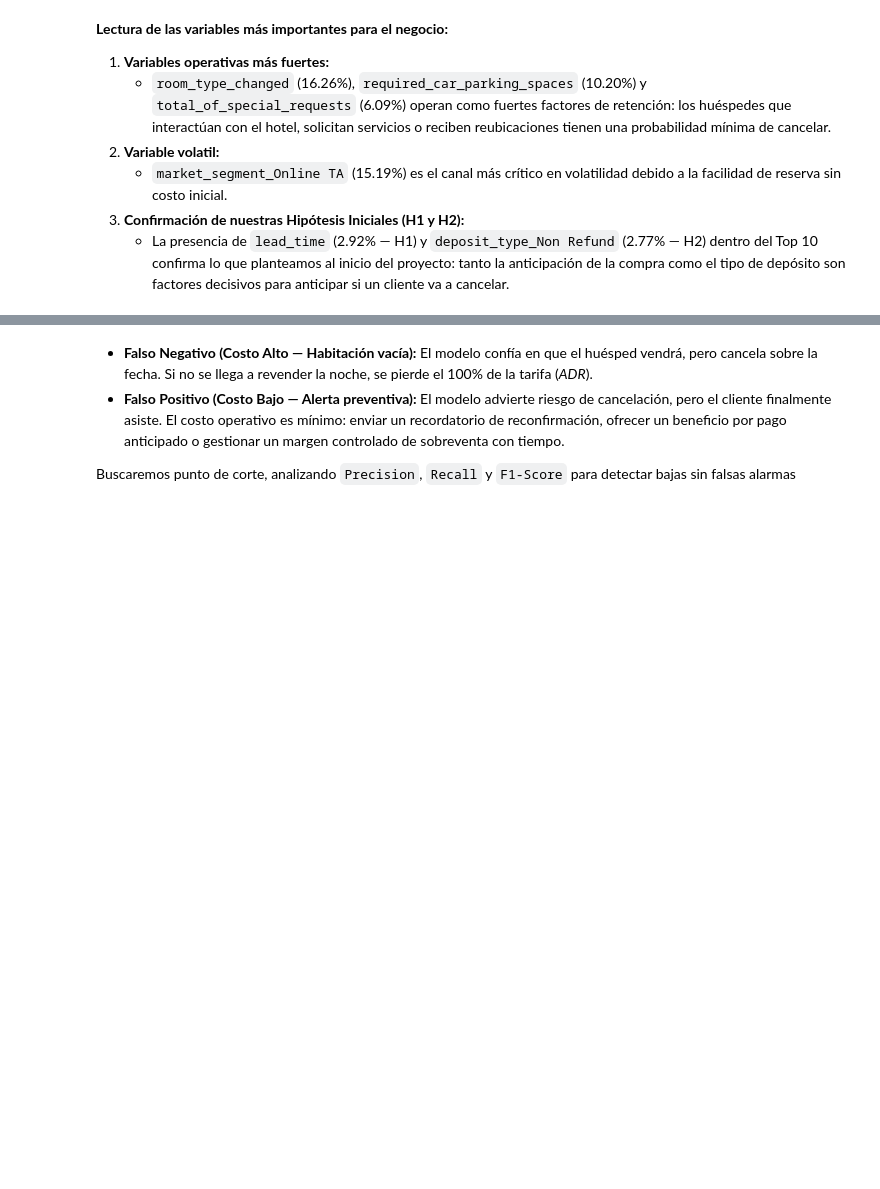
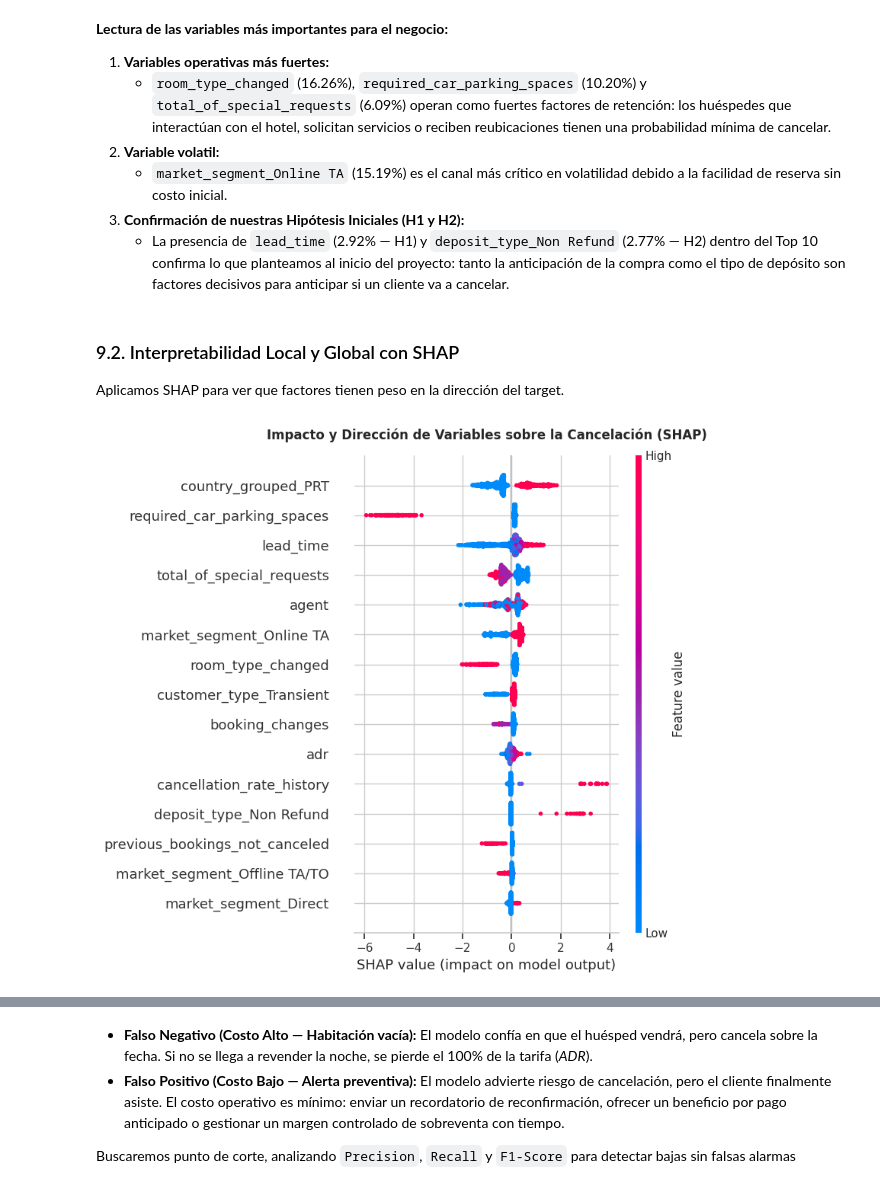
Before and after one commit to SebaGu1n1/Cancelaciones_hotel_DS, a Jupyter notebook: notebooks/cancelaciones_hoteleras.ipynb, the cells around one changed output, grey strips where cells are left out. Saved outputs shown, nothing was run; the diff lists cells and outputs as text; code cells hidden in the pictures; blank space fills up the shorter version.

```diff
--- a/notebooks/cancelaciones_hoteleras.ipynb
+++ b/notebooks/cancelaciones_hoteleras.ipynb
@@ -91,0 +76,16 @@ Dimensiones del dataset: 119390 filas y 32 columnas
+# %%
+# Carga reproducible desde el repositorio público de GitHub (con respaldo en Drive)
+URL_GITHUB = 'https://raw.githubusercontent.com/SebaGu1n1/Cancelaciones_hotel_DS/main/data/raw/hotel_bookings.csv'
+RANDOM_SEED = 42
+np.random.seed(RANDOM_SEED)
+
+try:
+    df = pd.read_csv(URL_GITHUB)
+    print("Dataset cargado exitosamente desde el repositorio público de GitHub.")
+except Exception:
+    drive.mount('/content/drive')
+    PATH = '/content/drive/MyDrive/Proyecto Data/'
+    df = pd.read_csv(os.path.join(PATH, 'hotel_bookings.csv'))
+    print("Dataset cargado desde Google Drive.")
+
+print(f"Dimensiones del dataset: {df.shape[0]} filas y {df.shape[1]} columnas")
@@ -907,3 +953,32 @@ market_segment_Offline TA/TO     0.027005
    * `market_segment_Online TA` (15.19%) es el canal más crítico en volatilidad debido a la facilidad de reserva sin costo inicial.
 3. **Confirmación de nuestras Hipótesis Iniciales (H1 y H2):**
    * La presencia de `lead_time` (2.92% — H1) y `deposit_type_Non Refund` (2.77% — H2) dentro del Top 10 confirma lo que planteamos al inicio del proyecto: tanto la anticipación de la compra como el tipo de depósito son factores decisivos para anticipar si un cliente va a cancelar.
+# %% [markdown]
+### 9.2. Interpretabilidad Local y Global con SHAP
+Aplicamos SHAP para ver que factores tienen peso en la dirección del target.
+# %%
+import shap
+
+# Extraemos el preprocesador y el modelo entrenado directamente desde pipe_xgb
+prep_step = pipe_xgb.named_steps['preprocessor']
+xgb_model = pipe_xgb.named_steps['classifier']
+
+# Transformamos una muestra representativa de X_test conservando nombres limpios de columnas
+X_test_transformed = prep_step.transform(X_test)
+if hasattr(X_test_transformed, "toarray"):
+    X_test_transformed = X_test_transformed.toarray()
+
+feature_names_clean = [col.split('__')[-1] for col in prep_step.get_feature_names_out()]
+X_shap_sample = pd.DataFrame(X_test_transformed, columns=feature_names_clean).sample(1000, random_state=42)
+
+# Cálculo de valores SHAP y visualización Summary Plot
+explainer = shap.TreeExplainer(xgb_model)
+shap_values = explainer.shap_values(X_shap_sample)
+
+plt.figure(figsize=(10, 7))
+shap.summary_plot(shap_values, X_shap_sample, max_display=15, show=False)
+plt.title('Impacto y Dirección de Variables sobre la Cancelación (SHAP)', fontsize=12, fontweight='bold', pad=15)
+plt.tight_layout()
+plt.show()
+# %% [output]
+[figure, added]
```
Also changed, not shown: parts of 10 cells of this notebook.
